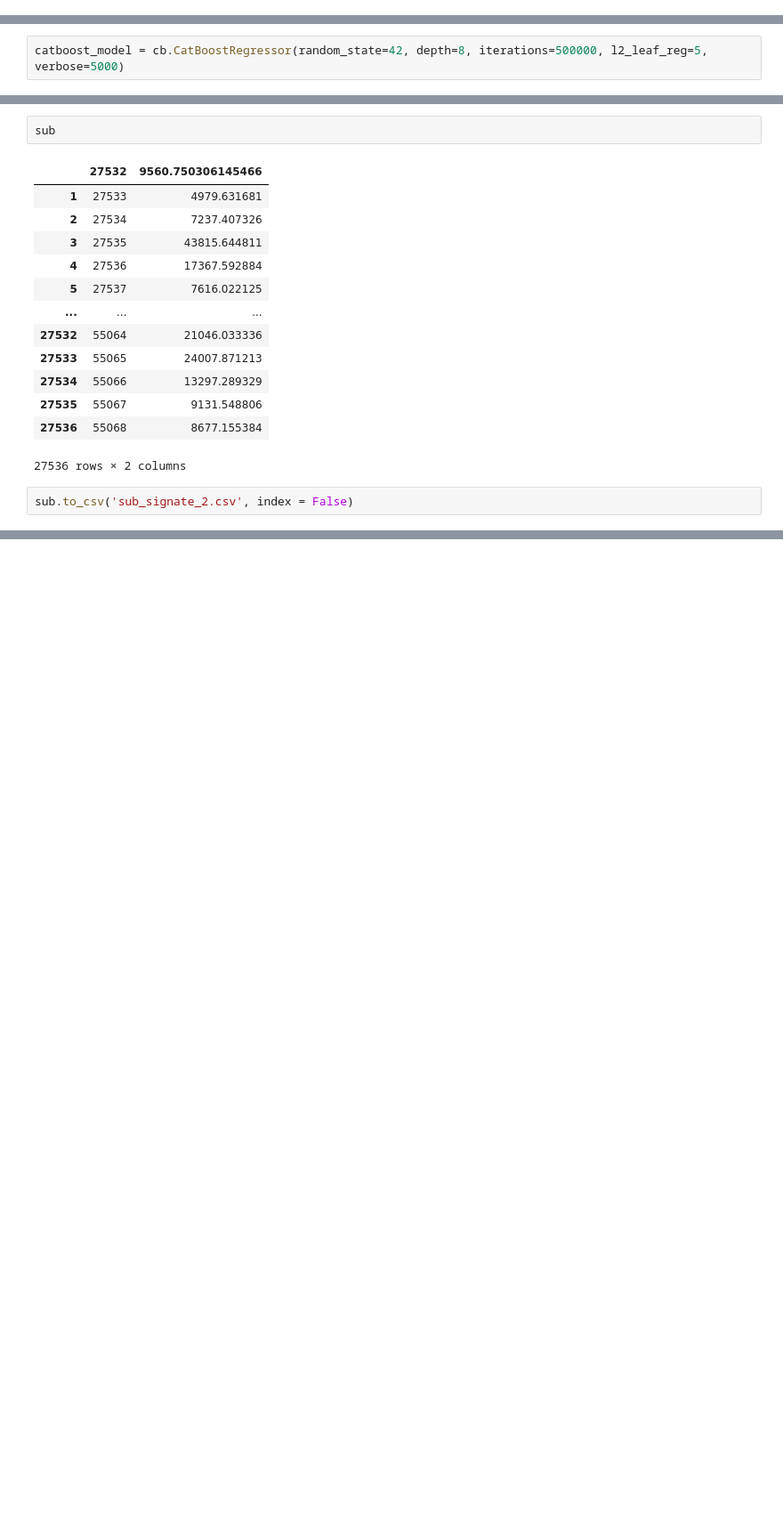
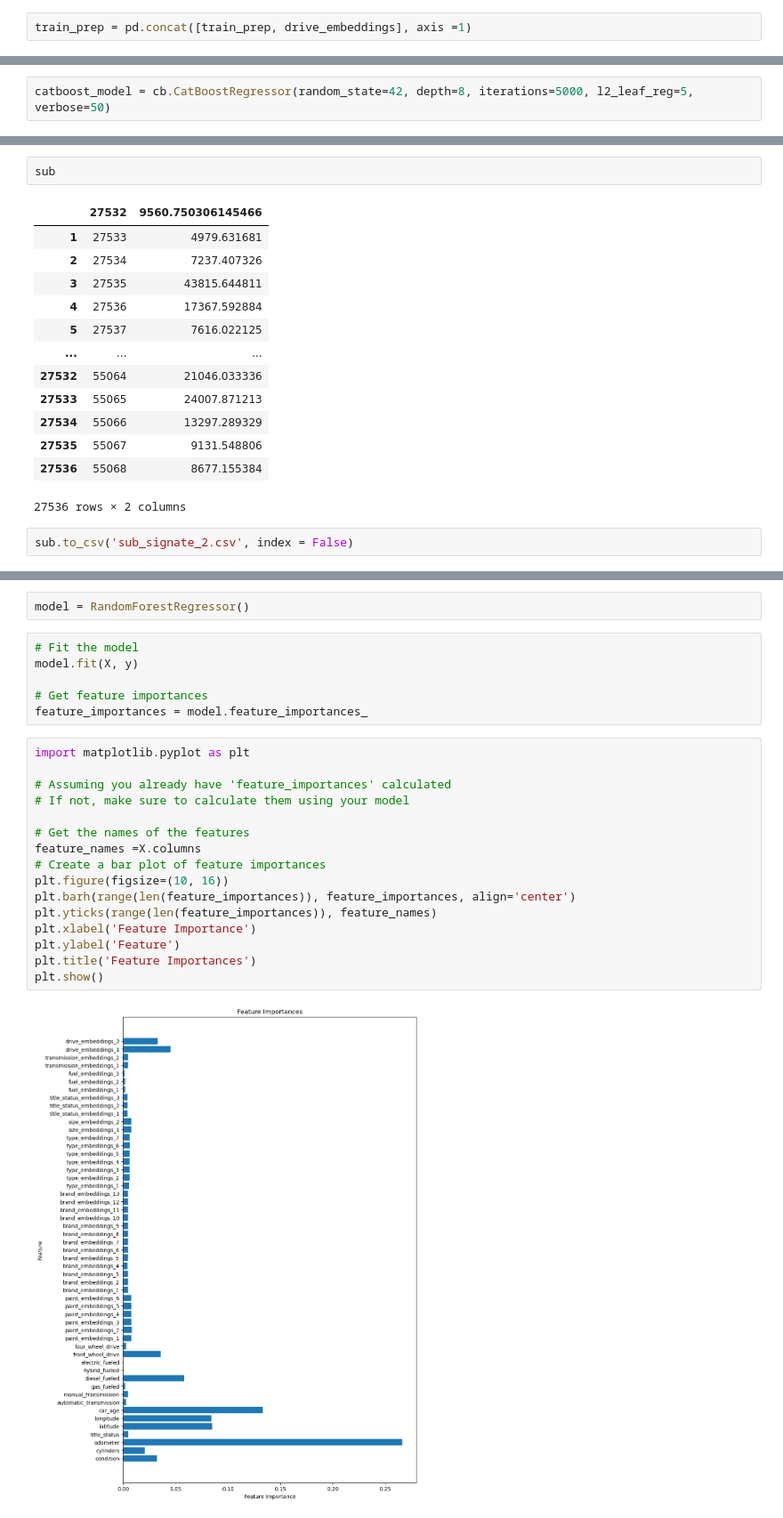
Before and after one commit to tushar-mahalya/Signate-Career-Up-2023, a Jupyter notebook: signate_careerUp_2023.ipynb, the cells around one changed output, grey strips where cells are left out. Shown at 89% size. Saved outputs shown, nothing was run; the diff lists cells and outputs as text; blank space fills up the shorter version.

```diff
--- a/signate_careerUp_2023.ipynb
+++ b/signate_careerUp_2023.ipynb
@@ -390,0 +406,2 @@ Successfully installed catboost-1.2
+# %%
+train_prep = pd.concat([train_prep, drive_embeddings], axis =1)
@@ -480,5 +542,5 @@ MAPE (Mean ± Std): 63.06% ± 0.00%
 # %%
-catboost_model = cb.CatBoostRegressor(random_state=42, depth=8, iterations=500000, l2_leaf_reg=5, verbose=5000)
+catboost_model = cb.CatBoostRegressor(random_state=42, depth=8, iterations=5000, l2_leaf_reg=5, verbose=50)
 # %%
 catboost_model.fit(X,y)
 # %% [output]
@@ -676,0 +603,26 @@ sub.to_csv('sub_signate_2.csv', index = False)
+# %%
+model = RandomForestRegressor()
+# %%
+# Fit the model
+model.fit(X, y)
+
+# Get feature importances
+feature_importances = model.feature_importances_
+# %%
+import matplotlib.pyplot as plt
+
+# Assuming you already have 'feature_importances' calculated
+# If not, make sure to calculate them using your model
+
+# Get the names of the features
+feature_names =X.columns
+# Create a bar plot of feature importances
+plt.figure(figsize=(10, 16))
+plt.barh(range(len(feature_importances)), feature_importances, align='center')
+plt.yticks(range(len(feature_importances)), feature_names)
+plt.xlabel('Feature Importance')
+plt.ylabel('Feature')
+plt.title('Feature Importances')
+plt.show()
+# %% [output]
+[figure, added]
```
Also changed, not shown: parts of 25 cells of this notebook, 1 other file.
